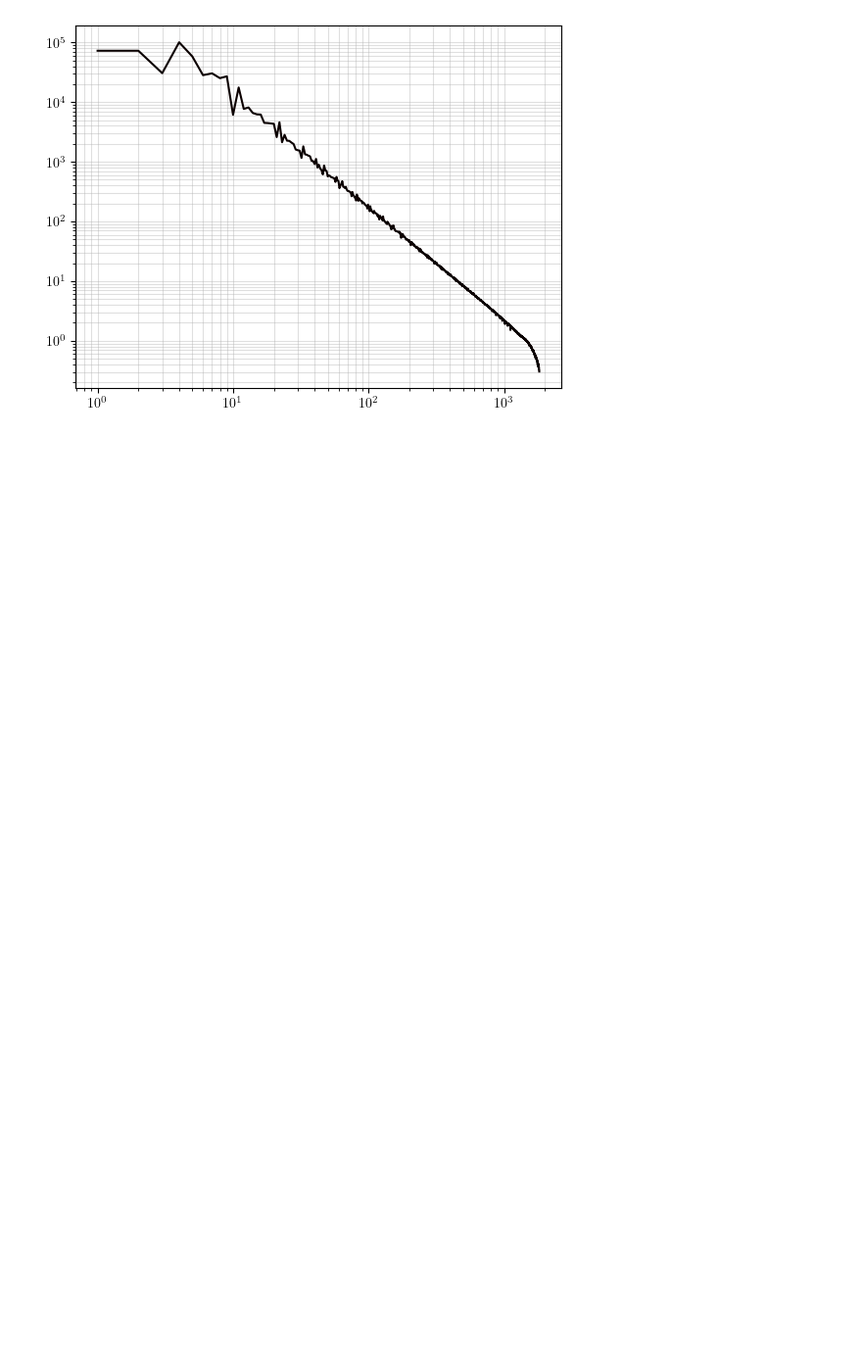
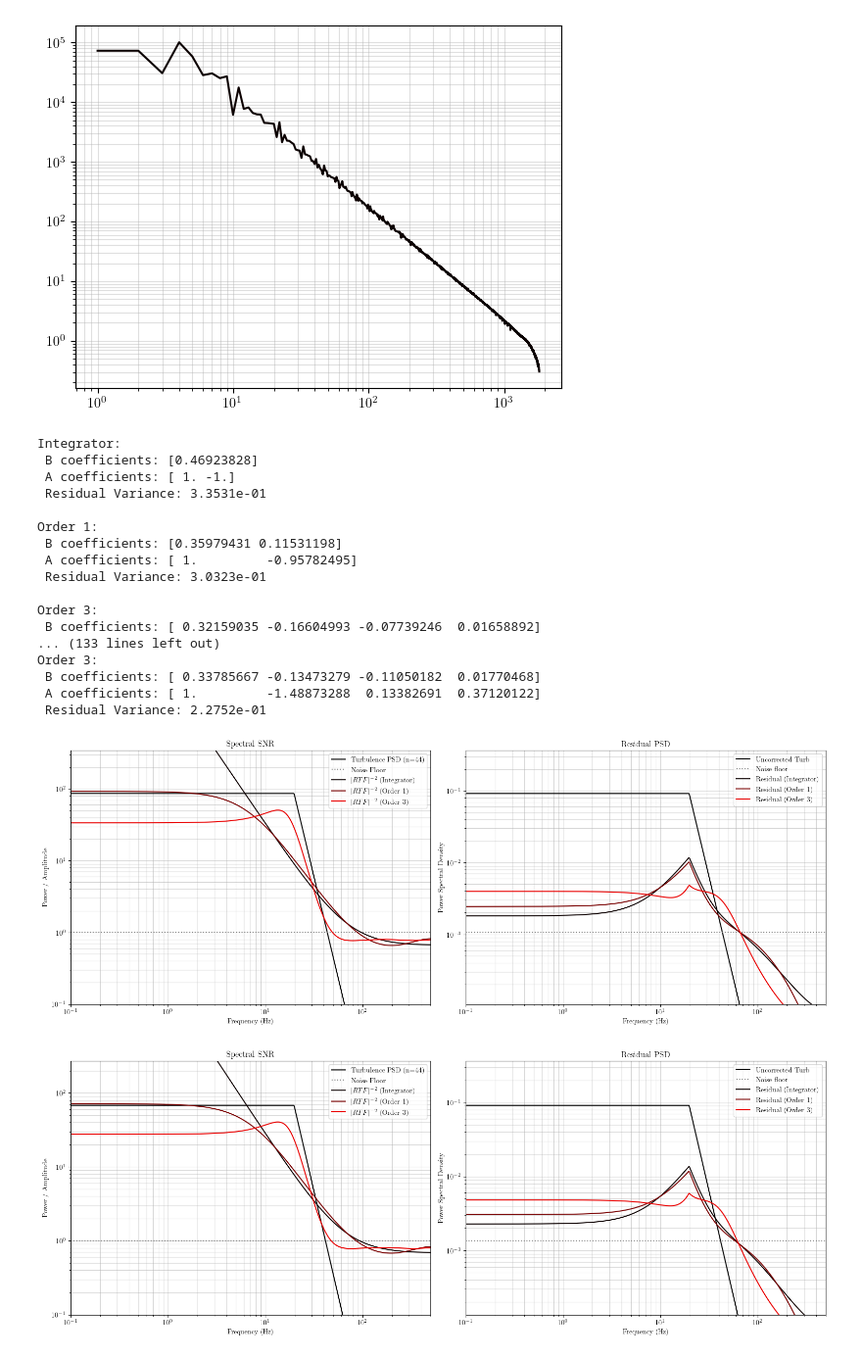
Before and after one commit to Menessao/SPECULA, a Jupyter notebook: config/RISTRETTO/errorBudgetPlots.ipynb, the cells around one changed output. Shown at 98% size. Drawn from its saved outputs; the diff is of its cells as text; code cells hidden in the pictures; blank space fills up the shorter version.

```diff
--- a/config/RISTRETTO/errorBudgetPlots.ipynb
+++ b/config/RISTRETTO/errorBudgetPlots.ipynb
@@ -364,20 +511,40 @@ plt.grid(which='both',alpha=0.4)
 [figure]
 # %%
 
-delay = 1.5
-VoverD = 20/D
-fs = 2000
+delay = 1.0
+VoverD = 12/D
+fs = 1000
 
 n_subap = 48
 Nphot = 1e+5
 RON = 0.5
-res = '_1Nm'
+res_str = '_1Nm'
 N = 1200
-cov0,og0,ct0,alias0 = get_rec_covariance(rMod=0,n_subap=n_subap,N=1200,seeing=seeing,Nphot=Nphot,RON=RON,res=res)
+cov0,og0,ct0,alias0 = get_rec_covariance(rMod=0,n_subap=n_subap,N=1200,seeing=seeing,Nphot=Nphot,RON=RON,res=res_str)
 
-orders = [0,1,2,3]
-res = np.zeros([len(orders),N])
+orders = [0,1,3]
+resfs = np.zeros([len(orders),N])
 
-for idx in range(N):
-    res[:,idx],_,_ = optimize_higher_order_scao(f_s=fs,turb_power=vkp[idx],noise_power=cov0[idx],alias_psd=alias_psd,show=False,
-                           n=radial_order(idx),cutoff=0.3*(radial_order(idx)+1)*VoverD,delay_steps=delay,og=og0[idx])
+for idx in range(1000,1010):
+    resfs[:,idx],_,_ = optimize_higher_order_scao(f_s=fs,turb_power=vkp[idx],noise_power=cov0[idx]+alias0[idx]**2,show=True,
+                           n=radial_order(idx),cutoff=0.3*(radial_order(idx)+1)*VoverD,delay_steps=delay,og=og0[idx],orders=orders)
+# %% [output]
+Integrator:
+ B coefficients: [0.46923828]
+ A coefficients: [ 1. -1.]
+ Residual Variance: 3.3531e-01
+
+Order 1:
+ B coefficients: [0.35979431 0.11531198]
+ A coefficients: [ 1.         -0.95782495]
+ Residual Variance: 3.0323e-01
+
+Order 3:
+ B coefficients: [ 0.32159035 -0.16604993 -0.07739246  0.01658892]
+... (133 lines left out)
+Order 3:
+ B coefficients: [ 0.33785667 -0.13473279 -0.11050182  0.01770468]
+ A coefficients: [ 1.         -1.48873288  0.13382691  0.37120122]
+ Residual Variance: 2.2752e-01
+[figure, added]
+[figure, added]
```
Also changed, not shown: parts of 11 cells of this notebook, 2 other files.
